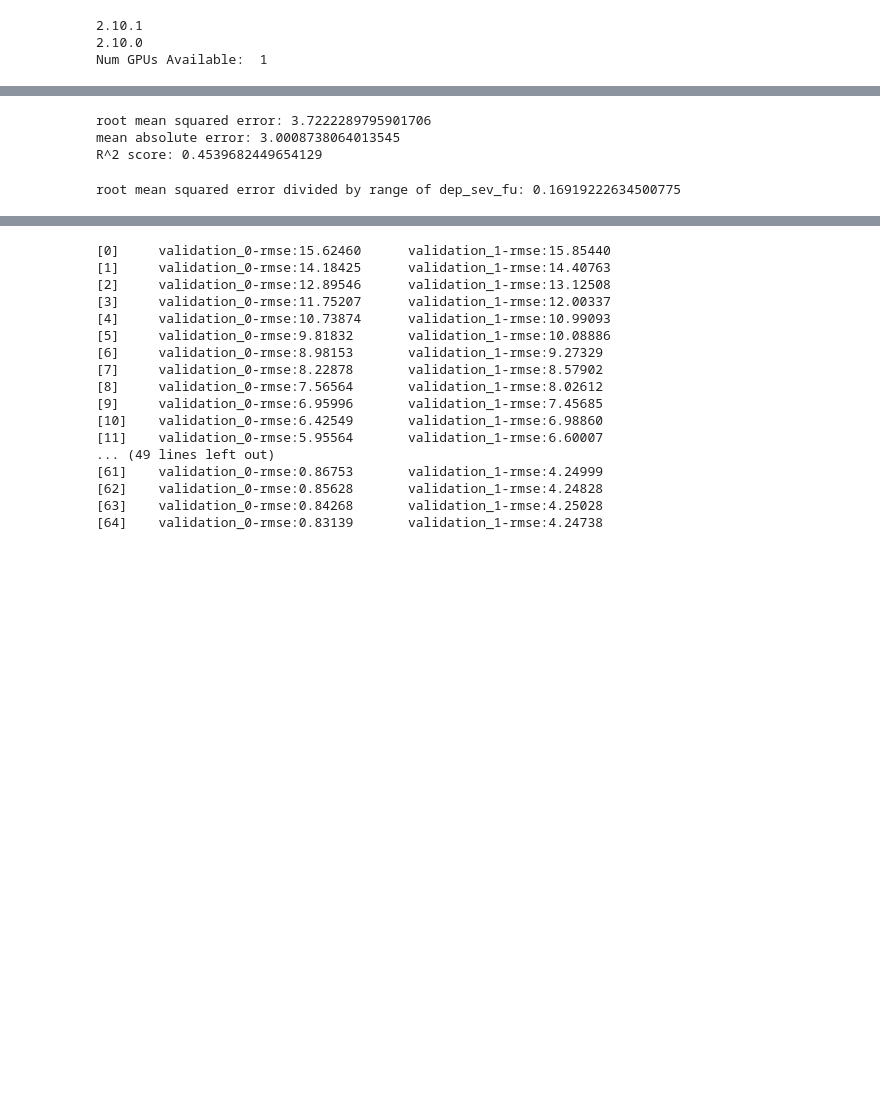
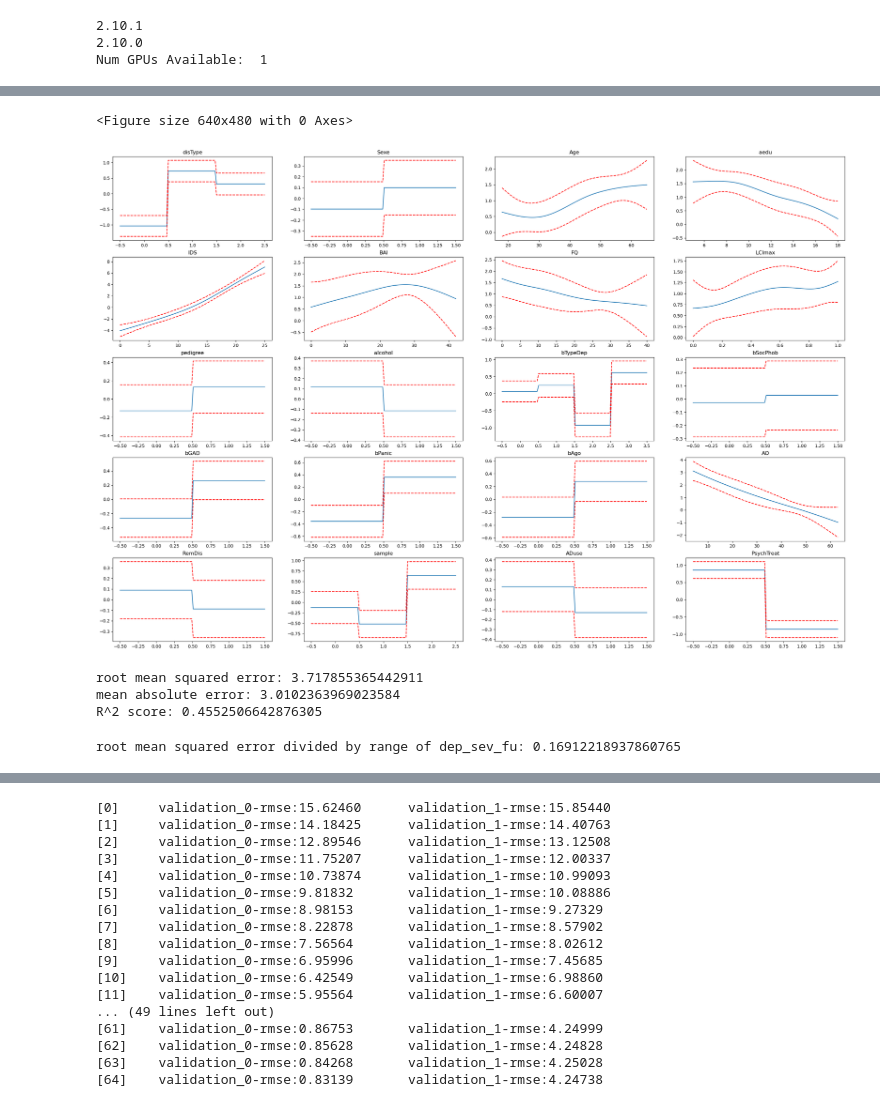
Before and after one commit to n0rdp0l/Statistical_Learning, a Jupyter notebook: Assignment_2/Assignment_2_3337731.ipynb, the cells around one changed output, grey strips where cells are left out. Saved outputs shown, nothing was run; the diff lists cells and outputs as text; code cells hidden in the pictures; blank space fills up the shorter version.

```diff
--- a/Assignment_2/Assignment_2_3337731.ipynb
+++ b/Assignment_2/Assignment_2_3337731.ipynb
@@ -96,11 +96,12 @@ X_test = test.drop('dep_sev_fu', axis=1)
 # py.hist(MHpredict['dep_sev_fu'], bins=10, density=True, alpha=0.5, histtype='stepfilled', color='steelblue', edgecolor='none')
 #as well as qq plot:
 #sm.qqplot(MHpredict['dep_sev_fu'], line ='45')
-splines = 10
 
-gam = LinearGAM(f(0)+f(1)+f(8)+f(9)+f(10)+f(11)+f(12)+f(13)+f(14)+f(16)+f(17)+f(18)+f(19)+
-s(2,n_splines=splines)+s(3,n_splines=splines)+s(4,n_splines=splines)+s(5,n_splines=splines)+
-s(6,n_splines=splines)+s(7,n_splines=splines)+s(16,n_splines=splines)+s(15,n_splines=splines)).fit(X_train, y_train)
+
+splines = 10 # aslo tried 5, 15, 20 and 30
+
+gam = LinearGAM(f(0)+f(1)+s(2,n_splines=splines)+s(3,n_splines=splines)+s(4,n_splines=splines)+s(5,n_splines=splines)+
+s(6,n_splines=splines)+s(7,n_splines=splines)+f(8)+f(9)+f(10)+f(11)+f(12)+f(13)+f(14)+s(15,n_splines=splines)+f(16)+f(17)+f(18)+f(19)).fit(X_train, y_train)
 gam.gridsearch(X_train, y_train, progress=True,return_scores=True)
 gam.summary()
 # %% [output]
@@ -135,6 +135,32 @@ Collaborate on a solution, and stay up to date at:
 github.com/dswah/pyGAM/issues/163
 
   gam.summary()
+# %%
+titles = MHpredict.columns
+# Set the number of rows and columns for the subplot
+n_rows = 5
+n_cols = 4
+
+# Set the figure size
+plt.figure()
+
+# Create the subplot grid
+fig, axs = plt.subplots(n_rows, n_cols,figsize=(30, 20))
+
+# Loop through each subplot
+for i, ax in enumerate(axs.flatten()):
+    # Generate X values for the smooth function
+    XX = gam.generate_X_grid(term=i)
+
+    # Plot the partial dependence and 95% confidence interval
+    ax.plot(XX[:, i], gam.partial_dependence(term=i, X=XX))
+    ax.plot(XX[:, i], gam.partial_dependence(term=i, X=XX, width=.95)[1], c='r', ls='--')
+
+    # Set the title of the subplot
+    ax.set_title(titles[i])
+# %% [output]
+<Figure size 640x480 with 0 Axes>
+[figure, added]
 # %%
 # performance of the model
 y_pred = gam.predict(X_test)
@@ -148,14 +174,14 @@ print("root mean squared error:", rmse)
 print("mean absolute error:", mae)
 print("R^2 score:", r2)
 # %% [output]
-root mean squared error: 3.7222289795901706
-mean absolute error: 3.0008738064013545
-R^2 score: 0.4539682449654129
+root mean squared error: 3.717855365442911
+mean absolute error: 3.0102363969023584
+R^2 score: 0.4552506642876305
 # %%
-# devide rmse by range of dep_sev_fu
+# devide rmse by range of dep_sev_fu to get a better understanding of the performance (comparing scalled and unscalled data)
 print("root mean squared error divided by range of dep_sev_fu:", rmse/(max(y_test)-min(y_test)))
 # %% [output]
-root mean squared error divided by range of dep_sev_fu: 0.16919222634500775
+root mean squared error divided by range of dep_sev_fu: 0.16912218937860765
 # %%
 ### boosting with XGBoost
 
```
Also changed, not shown: parts of 14 cells of this notebook, 4 other files.
